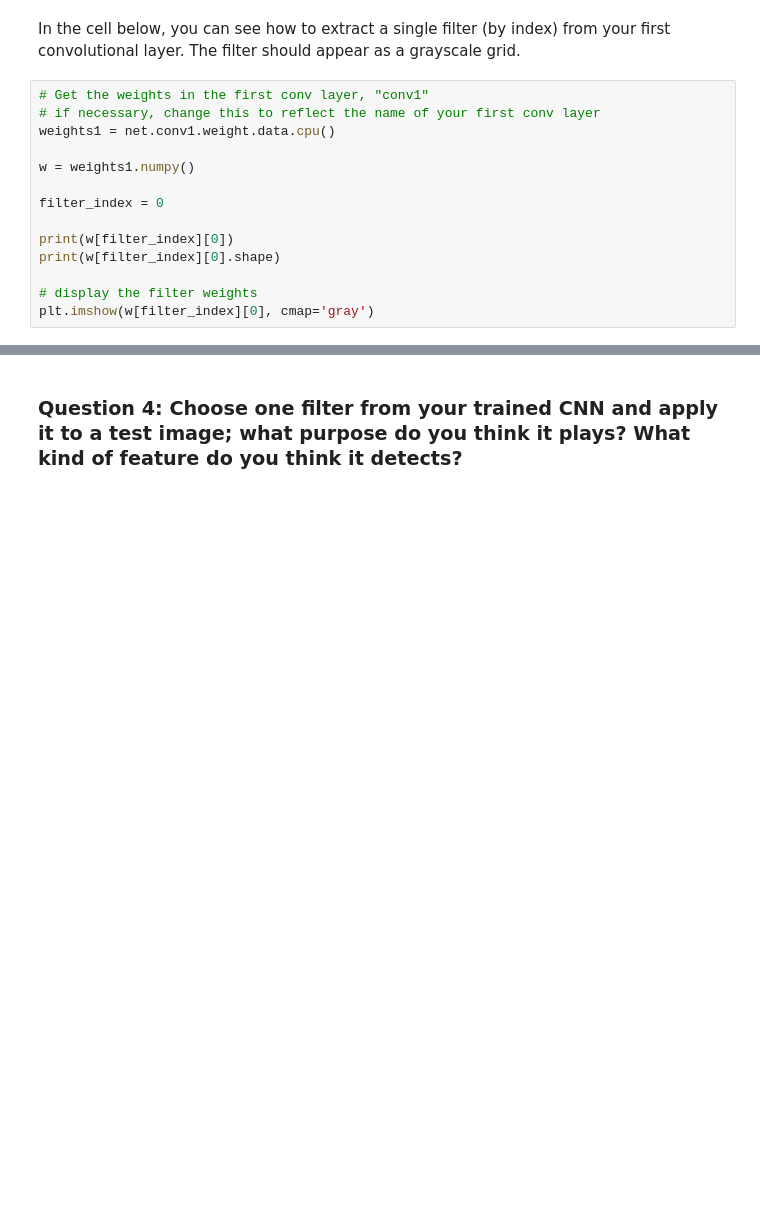
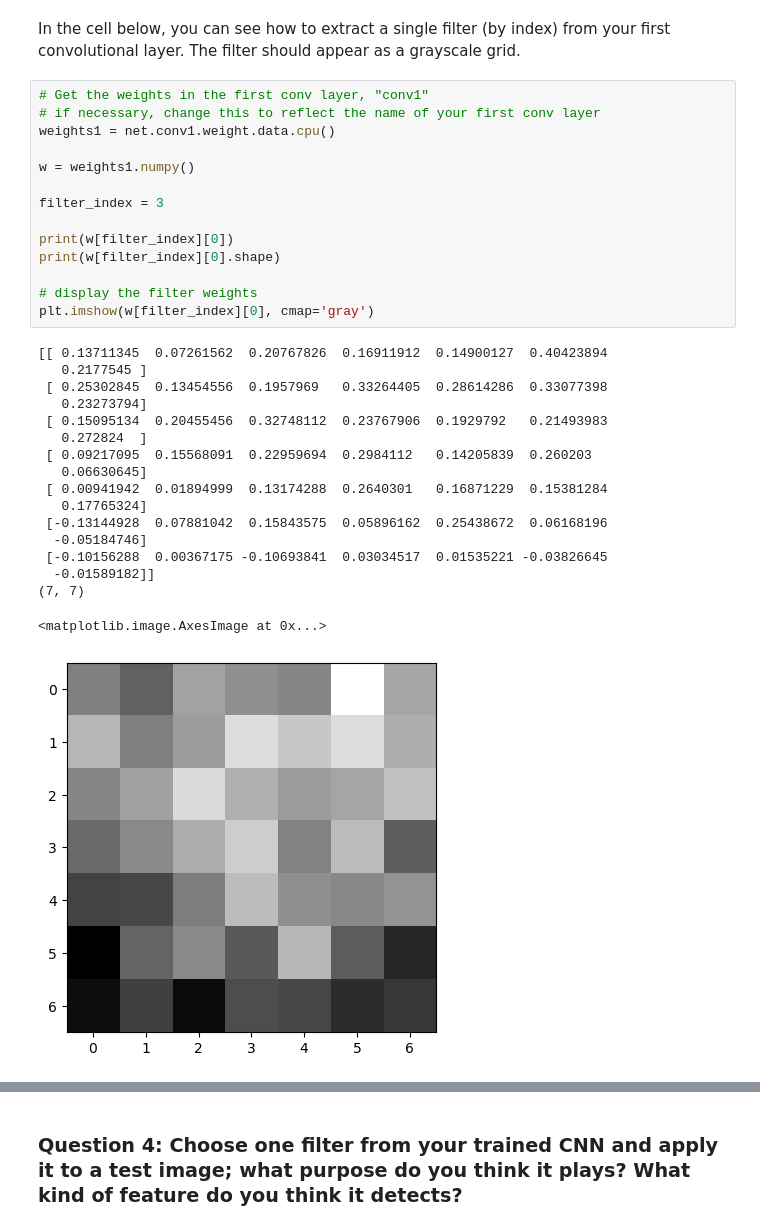
Before and after one commit to amoriqbal/FacialKeypointDetectionUdacity, a Jupyter notebook: 2. Define the Network Architecture.ipynb, the cells around one changed output, grey strips where cells are left out. Cells and saved outputs as stored; diff of their text form; blank space fills up the shorter version.

```diff
--- a/2. Define the Network Architecture.ipynb
+++ b/2. Define the Network Architecture.ipynb
@@ -446,17 +605,35 @@ In the cell below, you can see how to extract a single filter (by index) from yo
 # %%
 # Get the weights in the first conv layer, "conv1"
 # if necessary, change this to reflect the name of your first conv layer
 weights1 = net.conv1.weight.data.cpu()
 
 w = weights1.numpy()
 
-filter_index = 0
+filter_index = 3
 
 print(w[filter_index][0])
 print(w[filter_index][0].shape)
 
 # display the filter weights
 plt.imshow(w[filter_index][0], cmap='gray')
+# %% [output]
+[[ 0.13711345  0.07261562  0.20767826  0.16911912  0.14900127  0.40423894
+   0.2177545 ]
+ [ 0.25302845  0.13454556  0.1957969   0.33264405  0.28614286  0.33077398
+   0.23273794]
+ [ 0.15095134  0.20455456  0.32748112  0.23767906  0.1929792   0.21493983
+   0.272824  ]
+ [ 0.09217095  0.15568091  0.22959694  0.2984112   0.14205839  0.260203
+   0.06630645]
+ [ 0.00941942  0.01894999  0.13174288  0.2640301   0.16871229  0.15381284
+   0.17765324]
+ [-0.13144928  0.07881042  0.15843575  0.05896162  0.25438672  0.06168196
+  -0.05184746]
+ [-0.10156288  0.00367175 -0.10693841  0.03034517  0.01535221 -0.03826645
+  -0.01589182]]
+(7, 7)
+<matplotlib.image.AxesImage at 0x...>
+[figure, added]
 # %% [markdown]
 ## Feature maps
 
```
Also changed, not shown: parts of 24 cells of this notebook, 4 other files.
